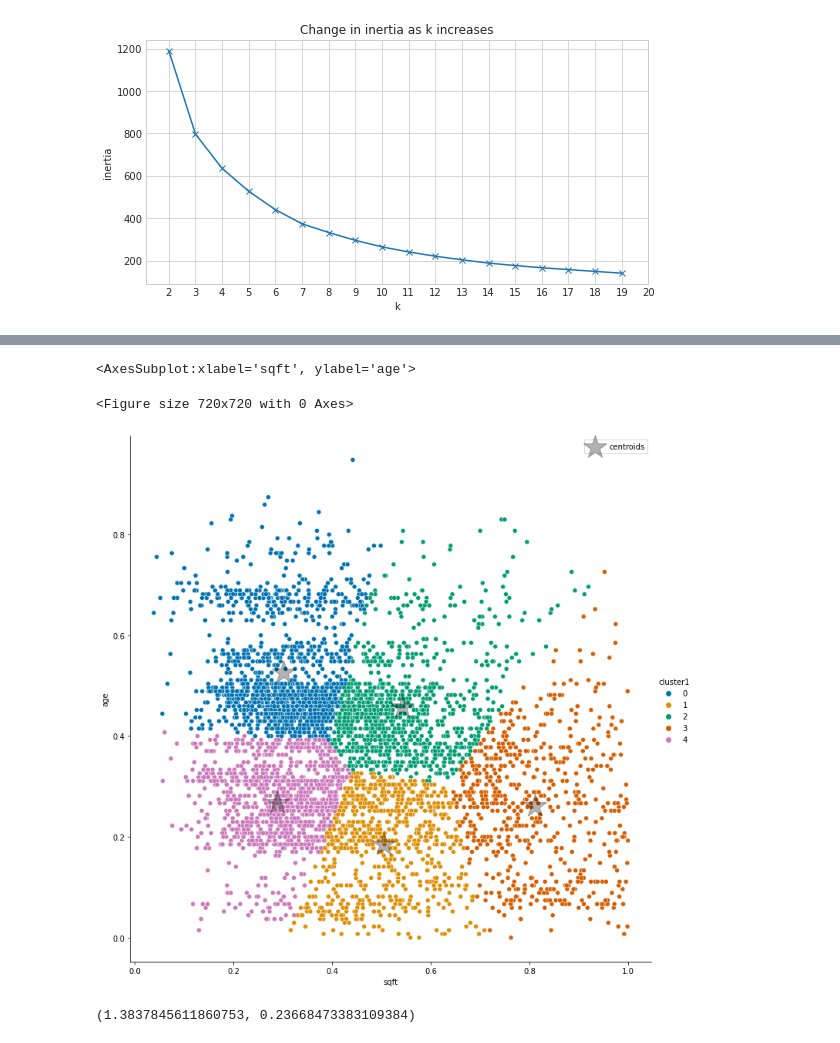
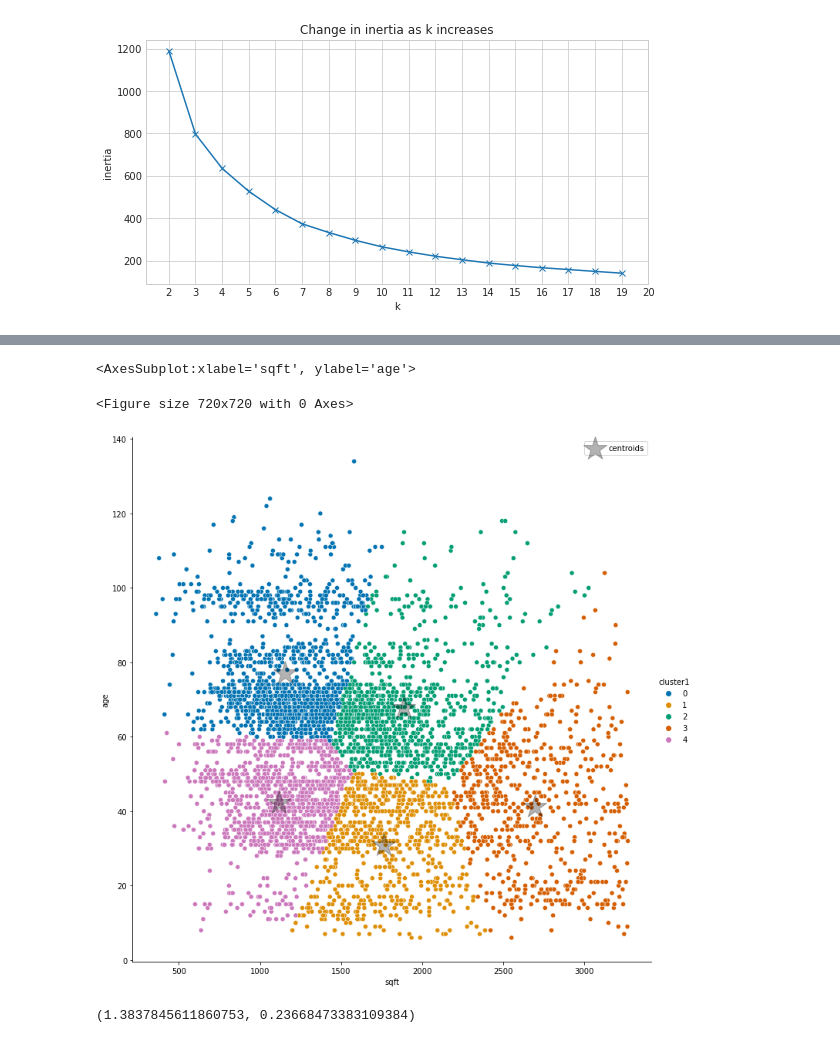
Before and after one commit to Jason-Tellez/Zillow-clustering-proj, a Jupyter notebook: zillow_clustering_report.ipynb, the cells around one changed output, grey strips where cells are left out. Cells and saved outputs as stored; diff of their text form; code cells hidden in the pictures.

```diff
--- a/zillow_clustering_report.ipynb
+++ b/zillow_clustering_report.ipynb
@@ -361,21 +361,21 @@ centroids = train.groupby('cluster1')['age', 'sqft'].mean()
 centroids_scaled = pd.DataFrame(kmeans.cluster_centers_, columns = X.columns)
 # %%
 plt.figure(figsize=(10,10))
-sns.relplot(data=train_mm.head(5_000), y="age", x="sqft",
+sns.relplot(data=train.head(5_000), y="age", x="sqft",
             hue="cluster1",
             palette='colorblind',
             height=10)
 plt.xlabel('Square Feet')
-centroids_scaled.plot.scatter(x= 'sqft', y = 'age',
+centroids.plot.scatter(x= 'sqft', y = 'age',
                               ax = plt.gca(),
                               s = 1000, color = 'black',
                               alpha = 0.3,
                               marker='*',
                               label = 'centroids')
 # %% [output]
 <AxesSubplot:xlabel='sqft', ylabel='age'>
 <Figure size 720x720 with 0 Axes>
-[figure, old version]
+[figure, new version]
 # %%
 cluster1_0 = train_mm[train_mm.cluster1==0].logerror
 cluster1_1 = train_mm[train_mm.cluster1==1].logerror
```
Also changed, not shown: parts of 48 cells of this notebook, 1 other file.
